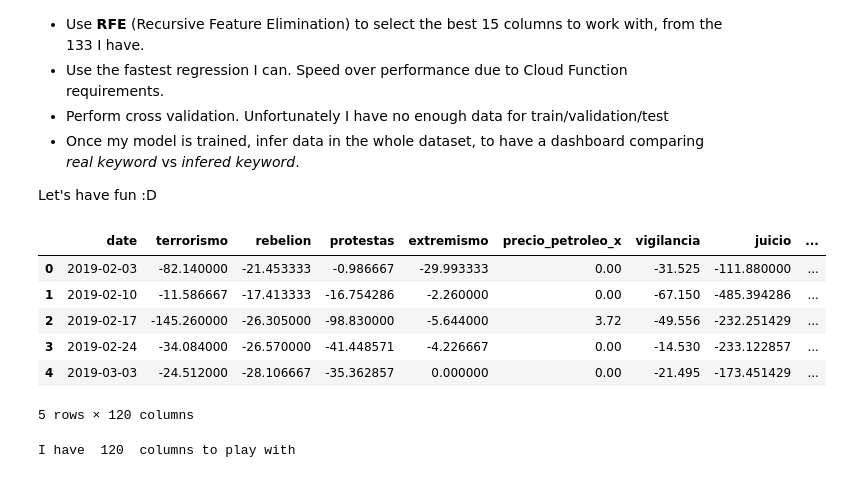
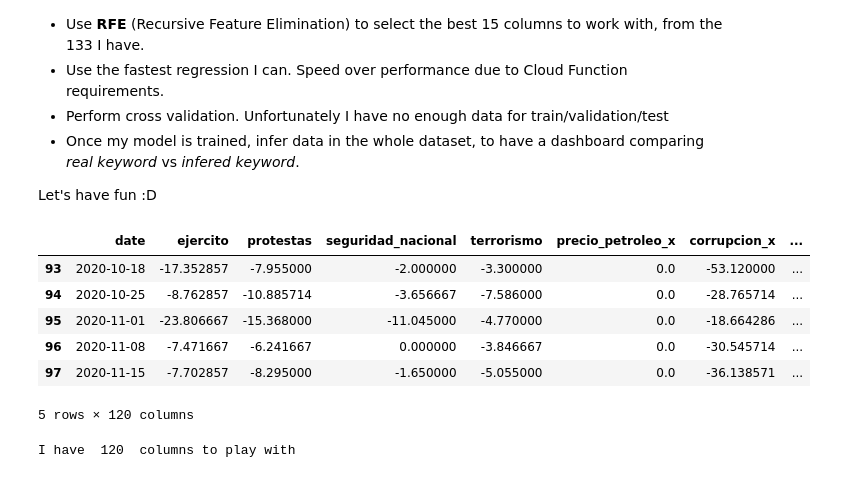
Before and after one commit to albertovpd/automated_ML_regression, a Jupyter notebook: script_explained.ipynb, the cells around one changed output. Cells and saved outputs as stored; diff of their text form; code cells hidden in the pictures.

```diff
--- a/script_explained.ipynb
+++ b/script_explained.ipynb
@@ -491,16 +491,16 @@ from sklearn.feature_selection import RFECV
 from sklearn.linear_model import LinearRegression
 from sklearn.linear_model import Lasso
 # %%
-df=pd.read_csv("input/dataset_final_processed.csv")
-df.drop(columns='Unnamed: 0', inplace=True)
-df.head()
+df=pd.read_csv("input/dataset_final_processed.csv",index_col=[0])
+#df.drop(columns='Unnamed: 0', inplace=True)
+df.tail()
 # %% [output]
-|  | date | terrorismo | rebelion | protestas | extremismo | precio_petroleo_x | vigilancia | juicio | ... |
-| 0 | 2019-02-03 | -82.140000 | -21.453333 | -0.986667 | -29.993333 | 0.00 | -31.525 | -111.880000 | ... |
-| 1 | 2019-02-10 | -11.586667 | -17.413333 | -16.754286 | -2.260000 | 0.00 | -67.150 | -485.394286 | ... |
-| 2 | 2019-02-17 | -145.260000 | -26.305000 | -98.830000 | -5.644000 | 3.72 | -49.556 | -232.251429 | ... |
-| 3 | 2019-02-24 | -34.084000 | -26.570000 | -41.448571 | -4.226667 | 0.00 | -14.530 | -233.122857 | ... |
-| 4 | 2019-03-03 | -24.512000 | -28.106667 | -35.362857 | 0.000000 | 0.00 | -21.495 | -173.451429 | ... |
+|  | date | ejercito | protestas | seguridad_nacional | terrorismo | precio_petroleo_x | corrupcion_x | ... |
+| 93 | 2020-10-18 | -17.352857 | -7.955000 | -2.000000 | -3.300000 | 0.0 | -53.120000 | ... |
+| 94 | 2020-10-25 | -8.762857 | -10.885714 | -3.656667 | -7.586000 | 0.0 | -28.765714 | ... |
+| 95 | 2020-11-01 | -23.806667 | -15.368000 | -11.045000 | -4.770000 | 0.0 | -18.664286 | ... |
+| 96 | 2020-11-08 | -7.471667 | -6.241667 | 0.000000 | -3.846667 | 0.0 | -30.545714 | ... |
+| 97 | 2020-11-15 | -7.702857 | -8.295000 | -1.650000 | -5.055000 | 0.0 | -36.138571 | ... |
 5 rows × 120 columns
 # %%
 print("I have ", len(df.columns), " columns to play with")#columns=list(df.columns)
```
Also changed, not shown: parts of 29 cells of this notebook, 2 other files.
